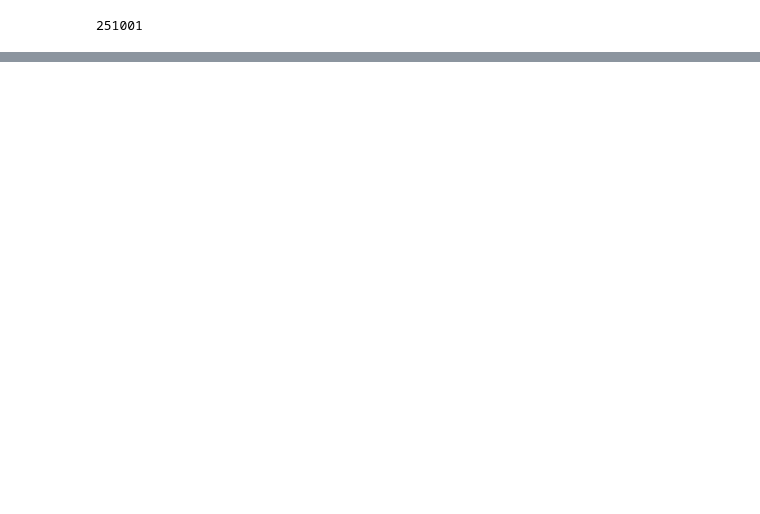
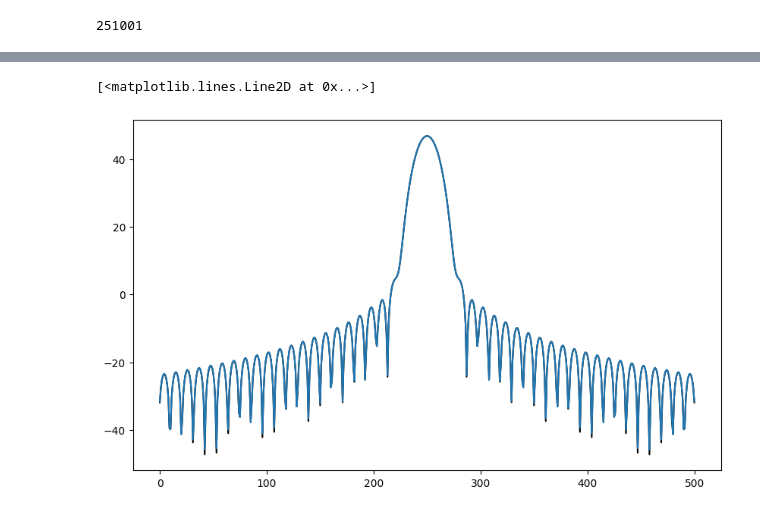
Before and after one commit to XiaodongRencologne/PO_test, a Jupyter notebook: L1_test2.ipynb, the cells around one changed output, grey strips where cells are left out. Saved outputs shown, nothing was run; the diff lists cells and outputs as text; code cells hidden in the pictures; blank space fills up the shorter version.

```diff
--- a/L1_test2.ipynb
+++ b/L1_test2.ipynb
@@ -224,6 +255,9 @@ plt.colorbar()
 # %%
 fig  =  plt.figure(figsize= (10,6))
-#plt.plot(np.log10(np.abs(grasp_co.reshape(501,-1)[250,:]))*20,'k-')
+plt.plot(np.log10(np.abs(grasp_co.reshape(501,-1)[250,:]))*20,'k-')
 plt.plot(np.log10(np.abs(E_co.reshape(501,-1)[250,:])**2)*10,'-')
+# %% [output]
+[<matplotlib.lines.Line2D at 0x...>]
+[figure, added]
 # %%
 fig  =  plt.figure(figsize= (10,6))
```
Also changed, not shown: parts of 24 cells of this notebook.
